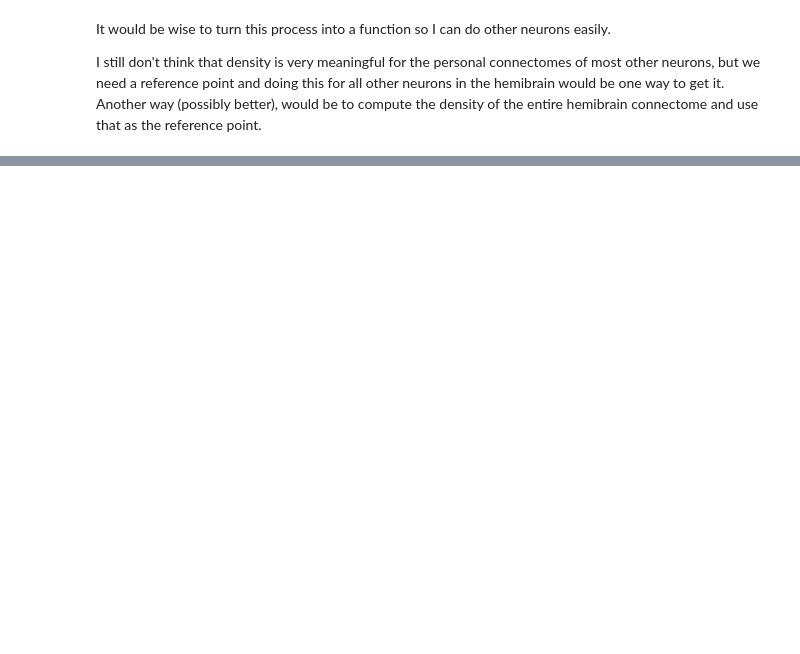
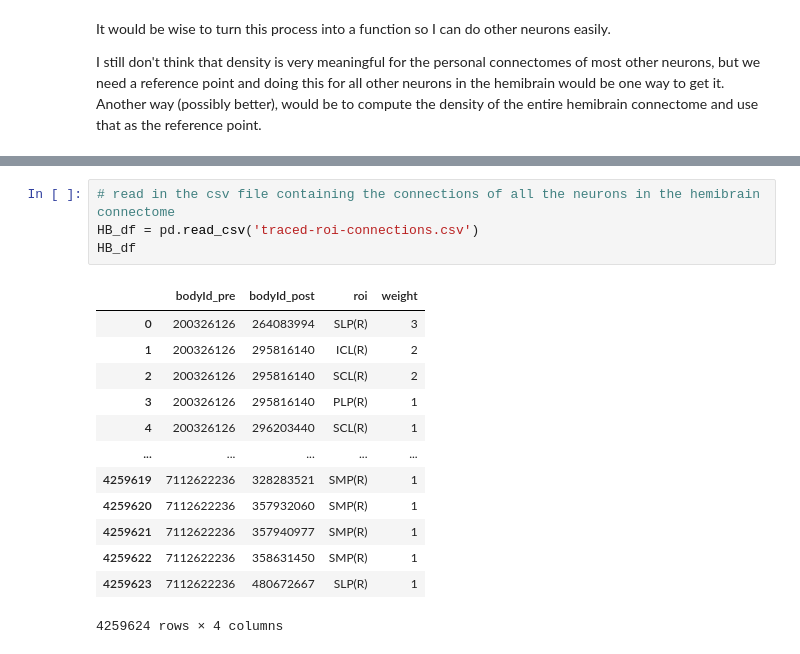
Before and after one commit to Gutierrez-lab/oviIN-analyses-gabrielle, a Jupyter notebook: graph_metrics_sandbox.ipynb, the cells around one changed output, grey strips where cells are left out. Drawn from its saved outputs; the diff is of its cells as text; blank space fills up the shorter version.

```diff
--- a/graph_metrics_sandbox.ipynb
+++ b/graph_metrics_sandbox.ipynb
@@ -234,0 +266,18 @@ I still don't think that density is very meaningful for the personal connectomes
+# %%
+# read in the csv file containing the connections of all the neurons in the hemibrain connectome
+HB_df = pd.read_csv('traced-roi-connections.csv')
+HB_df
+# %% [output]
+|  | bodyId_pre | bodyId_post | roi | weight |
+| 0 | 200326126 | 264083994 | SLP(R) | 3 |
+| 1 | 200326126 | 295816140 | ICL(R) | 2 |
+| 2 | 200326126 | 295816140 | SCL(R) | 2 |
+| 3 | 200326126 | 295816140 | PLP(R) | 1 |
+| 4 | 200326126 | 296203440 | SCL(R) | 1 |
+| ... | ... | ... | ... | ... |
+| 4259619 | 7112622236 | 328283521 | SMP(R) | 1 |
+| 4259620 | 7112622236 | 357932060 | SMP(R) | 1 |
+| 4259621 | 7112622236 | 357940977 | SMP(R) | 1 |
+| 4259622 | 7112622236 | 358631450 | SMP(R) | 1 |
+| 4259623 | 7112622236 | 480672667 | SLP(R) | 1 |
+4259624 rows × 4 columns
```
Also changed, not shown: parts of 11 cells of this notebook, 1 other file.
